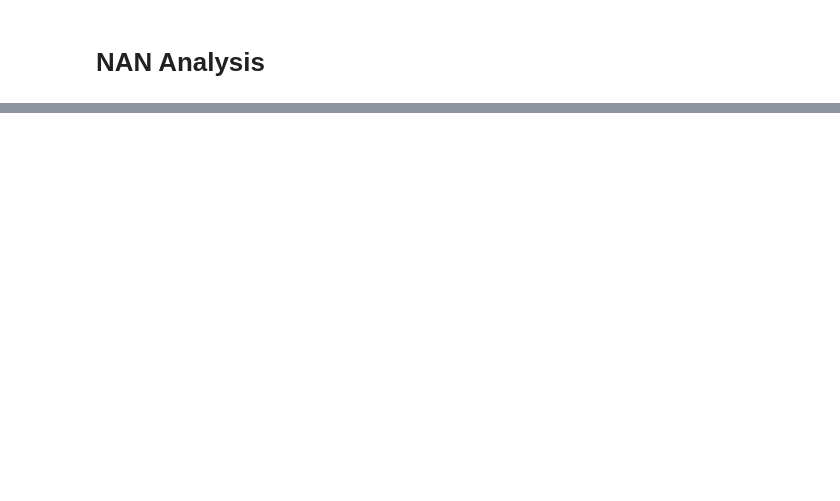
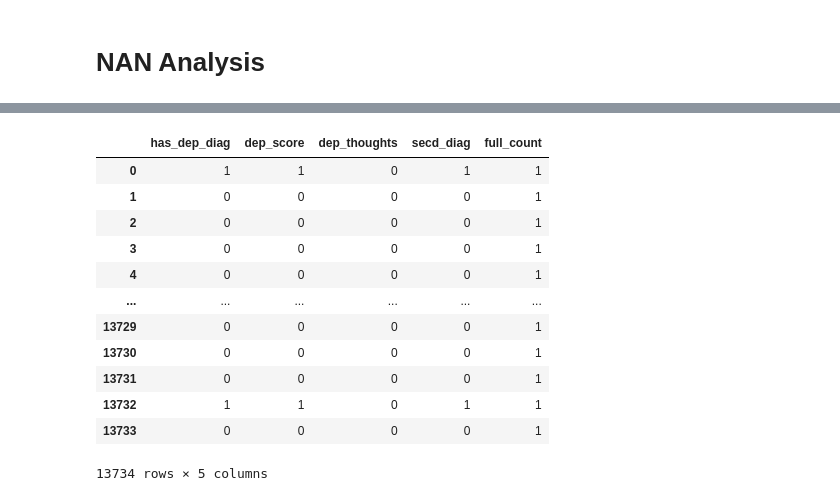
Before and after one commit to phillipSloan/applied-data-science, a Jupyter notebook: personal-notebooks/data-exploration-isabella.ipynb, the cells around one changed output, grey strips where cells are left out. Saved outputs shown, nothing was run; the diff lists cells and outputs as text; code cells hidden in the pictures; blank space fills up the shorter version.

```diff
--- a/personal-notebooks/data-exploration-isabella.ipynb
+++ b/personal-notebooks/data-exploration-isabella.ipynb
@@ -468,0 +496,19 @@ diag_df.shape
+# %%
+nan_diag = diag_df.notnull().astype('int')
+nan_diag = nan_diag.fillna(0)
+nan_diag.style.applymap(lambda x: "background-color: white" if x>0 else "background-color: black")
+nan_diag
+# %% [output]
+|  | has_dep_diag | dep_score | dep_thoughts | secd_diag | full_count |
+| 0 | 1 | 1 | 0 | 1 | 1 |
+| 1 | 0 | 0 | 0 | 0 | 1 |
+| 2 | 0 | 0 | 0 | 0 | 1 |
+| 3 | 0 | 0 | 0 | 0 | 1 |
+| 4 | 0 | 0 | 0 | 0 | 1 |
+| ... | ... | ... | ... | ... | ... |
+| 13729 | 0 | 0 | 0 | 0 | 1 |
+| 13730 | 0 | 0 | 0 | 0 | 1 |
+| 13731 | 0 | 0 | 0 | 0 | 1 |
+| 13732 | 1 | 1 | 0 | 1 | 1 |
+| 13733 | 0 | 0 | 0 | 0 | 1 |
+13734 rows × 5 columns
```
Also changed, not shown: parts of 14 cells of this notebook.
